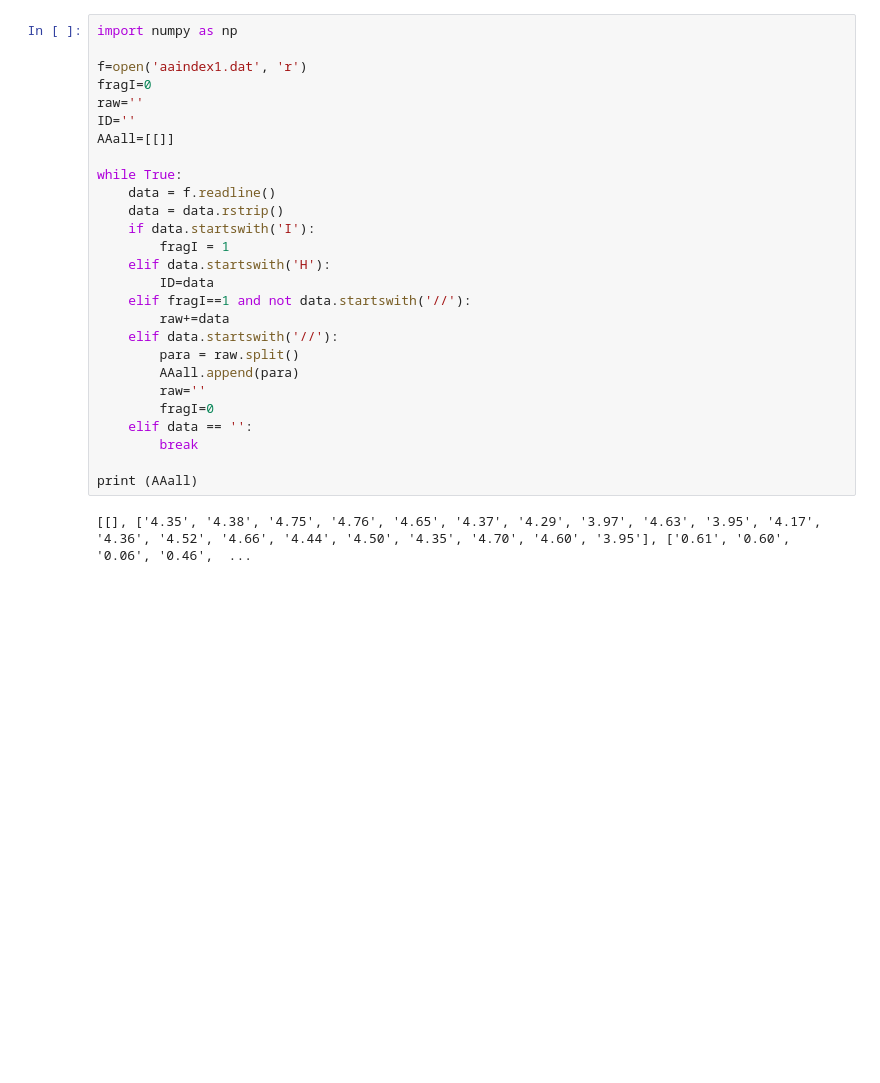
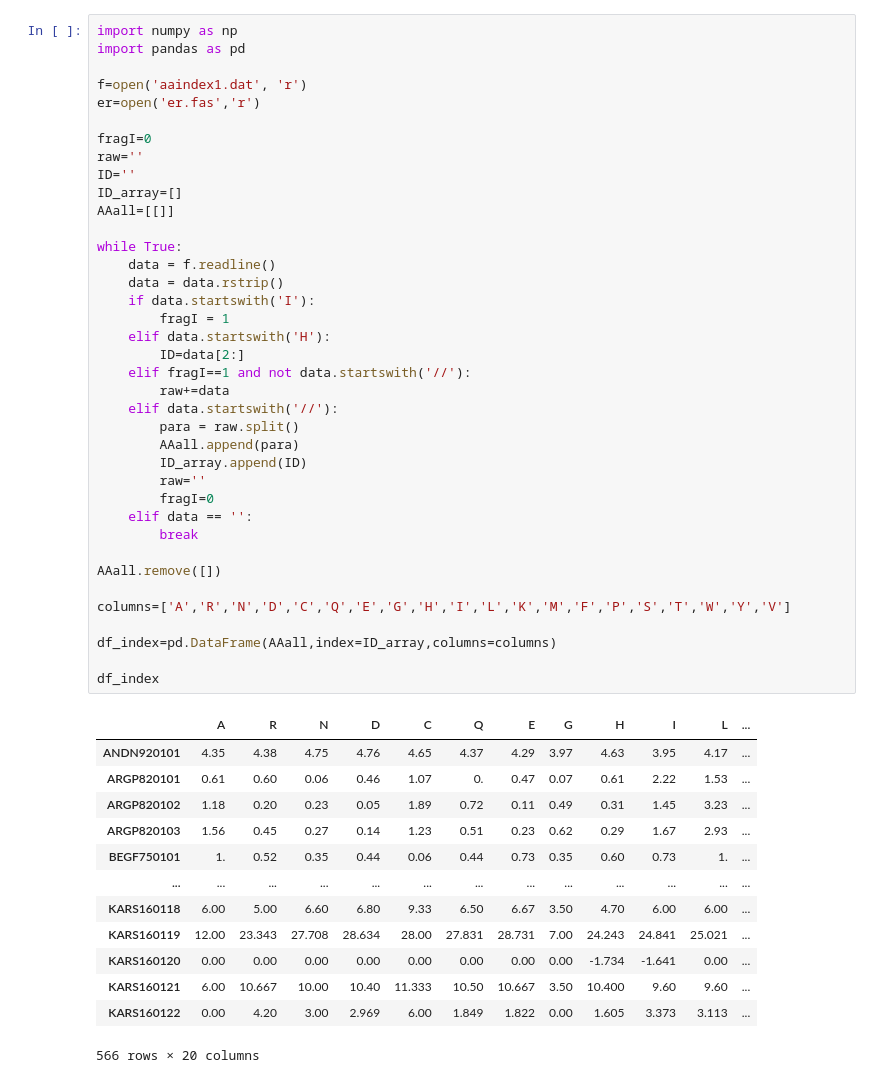
Before and after one commit to puppoppo/typeII_MP_analyze, a Jupyter notebook: AAindex.ipynb, the cells around one changed output. Saved outputs shown, nothing was run; the diff lists cells and outputs as text; blank space fills up the shorter version.

```diff
--- a/AAindex.ipynb
+++ b/AAindex.ipynb
@@ -1,31 +1,54 @@
 # %%
 import numpy as np
+import pandas as pd
 
 f=open('aaindex1.dat', 'r')
+er=open('er.fas','r')
+
 fragI=0
 raw=''
 ID=''
+ID_array=[]
 AAall=[[]]
 
 while True:
     data = f.readline()
     data = data.rstrip()
     if data.startswith('I'):
         fragI = 1
     elif data.startswith('H'):
-        ID=data
+        ID=data[2:]
     elif fragI==1 and not data.startswith('//'):
         raw+=data
     elif data.startswith('//'):
         para = raw.split()
         AAall.append(para)
+        ID_array.append(ID)
         raw=''
         fragI=0
     elif data == '':
         break
 
-print (AAall)
+AAall.remove([])
+
+columns=['A','R','N','D','C','Q','E','G','H','I','L','K','M','F','P','S','T','W','Y','V']
+
+df_index=pd.DataFrame(AAall,index=ID_array,columns=columns)
+
+df_index
 # %% [output]
+|  | A | R | N | D | C | Q | E | G | H | I | L | ... |
+| ANDN920101 | 4.35 | 4.38 | 4.75 | 4.76 | 4.65 | 4.37 | 4.29 | 3.97 | 4.63 | 3.95 | 4.17 | ... |
+| ARGP820101 | 0.61 | 0.60 | 0.06 | 0.46 | 1.07 | 0. | 0.47 | 0.07 | 0.61 | 2.22 | 1.53 | ... |
+| ARGP820102 | 1.18 | 0.20 | 0.23 | 0.05 | 1.89 | 0.72 | 0.11 | 0.49 | 0.31 | 1.45 | 3.23 | ... |
+| ARGP820103 | 1.56 | 0.45 | 0.27 | 0.14 | 1.23 | 0.51 | 0.23 | 0.62 | 0.29 | 1.67 | 2.93 | ... |
+| BEGF750101 | 1. | 0.52 | 0.35 | 0.44 | 0.06 | 0.44 | 0.73 | 0.35 | 0.60 | 0.73 | 1. | ... |
+| ... | ... | ... | ... | ... | ... | ... | ... | ... | ... | ... | ... | ... |
+| KARS160118 | 6.00 | 5.00 | 6.60 | 6.80 | 9.33 | 6.50 | 6.67 | 3.50 | 4.70 | 6.00 | 6.00 | ... |
+| KARS160119 | 12.00 | 23.343 | 27.708 | 28.634 | 28.00 | 27.831 | 28.731 | 7.00 | 24.243 | 24.841 | 25.021 | ... |
+| KARS160120 | 0.00 | 0.00 | 0.00 | 0.00 | 0.00 | 0.00 | 0.00 | 0.00 | -1.734 | -1.641 | 0.00 | ... |
+| KARS160121 | 6.00 | 10.667 | 10.00 | 10.40 | 11.333 | 10.50 | 10.667 | 3.50 | 10.400 | 9.60 | 9.60 | ... |
+| KARS160122 | 0.00 | 4.20 | 3.00 | 2.969 | 6.00 | 1.849 | 1.822 | 0.00 | 1.605 | 3.373 | 3.113 | ... |
-[[], ['4.35', '4.38', '4.75', '4.76', '4.65', '4.37', '4.29', '3.97', '4.63', '3.95', '4.17', '4.36', '4.52', '4.66', '4.44', '4.50', '4.35', '4.70', '4.60', '3.95'], ['0.61', '0.60', '0.06', '0.46',  ...
+566 rows × 20 columns
 # %%
 er=open('er.fas','r')
```
Also changed, not shown: parts of 4 cells of this notebook.
